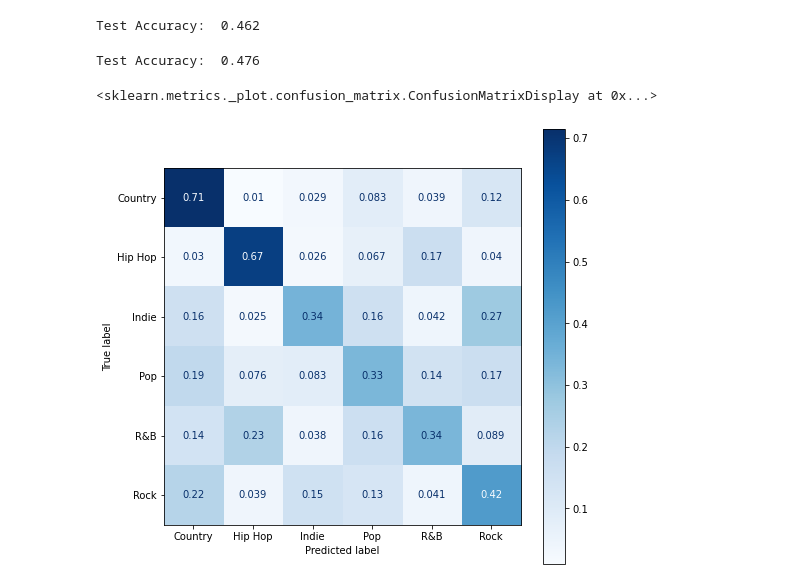
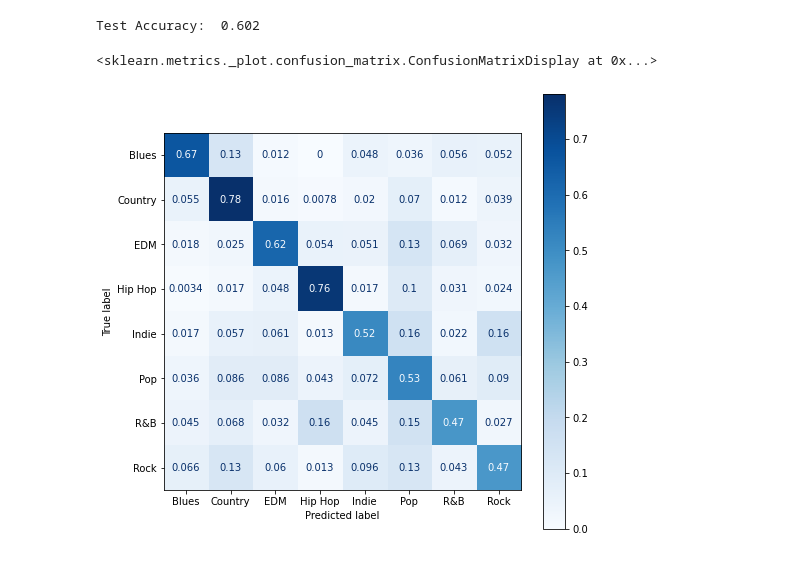
Before and after one commit to ece1786-2022/SongGenreClassifier, a Jupyter notebook: Bert.ipynb, the cells around one changed output. Cells and saved outputs as stored; diff of their text form; code cells hidden in the pictures.

Commit message:
bert and dataset analysis
code to analyze the dataset for final presentation and bert changes to reflect multi label correctness for predictions

```diff
--- a/Bert.ipynb
+++ b/Bert.ipynb
@@ -65,3 +61,5 @@ df_sampled.head()
+# %%
+df_sampled = df.groupby('primary_genre').sample(n=1750, random_state=200)
 # %%
 #instantiate the bert model and tokenizer
 # model_name = 'bert-base-uncased'
@@ -138,4 +148,4 @@ class SongGenreClassificationDataset(Dataset):
         return (x, y)
 # %%
-x_train, x_test, y_train, y_test = train_test_split(df_sampled['lyrics'], df_sampled['primary_genre'], test_size=0.3, random_state = 200)
+x_train, x_test, y_train, y_test = train_test_split(df_sampled['lyrics'], df_sampled[['primary_genre', 'secondary_genre']], test_size=0.3, random_state = 200)
 x_val, x_test, y_val, y_test = train_test_split(x_test, y_test, test_size=0.5, random_state = 200)
@@ -242,8 +267,8 @@ def train(model, train_data, train_labels, val_data, val_labels, learning_rate,
     return model, running_train_loss, running_train_acc, running_val_loss, running_val_acc
 # %%
 EPOCHS = 4
-model = BERTClassifier(embedding_size=768, num_classes=6, max_seq_len=128, model_name=model_name)
-LR = 1e-5
+model = BERTClassifier(embedding_size=768, num_classes=8, max_seq_len=256, model_name=model_name)
+LR = 5e-6
 
 # train_data, train_labels, val_data, val_labels
 model, running_train_loss, running_train_acc, running_val_loss, running_val_acc = train(model, x_train, y_train, x_val, y_val, LR, EPOCHS)
@@ -256,7 +286,7 @@ Epochs: 4 | Train Loss:  0.360             | Train Accuracy:  0.747
 # %%
 torch.save(model.state_dict(), "distil_bert_classifier.pt")
 # %%
-def evaluate(model, test_data, test_labels):
+def evaluate_multiple_correct(model, test_data, test_labels):
 
     test = SongGenreClassificationDataset(test_data, test_labels)
 
@@ -277,40 +307,57 @@ def evaluate(model, test_data, test_labels):
     total_acc_test = 0
     with torch.no_grad():
 
-        for test_input, test_label in test_dataloader:
+        for test_input, test_labels in test_dataloader:
 
-            test_label = test_label.to(device)
+            if len(test_labels) > 1:
+                test_label_primary = test_labels[0].to(device)
+                test_label_secondary = test_labels[1].to(device)
+
+            else:
+                test_label_primary = test_labels.to(device)
+
             mask = test_input['attention_mask'].to(device)
             input_id = test_input['input_ids'].squeeze(1).to(device)
 
             output = model(input_id, mask)
 
-            acc = (output.argmax(dim=1) == test_label).sum().item()
+            prediction_matches_primary = output.argmax(dim=1) == test_label_primary
+            prediction_matches_secondary = output.argmax(dim=1) == test_label_secondary
+
+            acc = torch.maximum(prediction_matches_primary, prediction_matches_secondary).sum().item()
             total_acc_test += acc
 
             # add original labels
-            true_labels += test_label.cpu().numpy().flatten().tolist()
-            # get predicitons to list
+            test_label_primary = test_label_primary.cpu().numpy().flatten().tolist()
+            test_label_secondary = test_label_secondary.cpu().numpy().flatten().tolist()
+            output_preds = output.argmax(dim=1).cpu().numpy().flatten().tolist()
+
+            for i in range(len(test_label_primary)):
+                if test_label_primary[i] == output_preds[i]:
+                    true_labels.append(test_label_primary[i])
+                elif test_label_secondary[i] == output_preds[i]:
+                    true_labels.append(test_label_secondary[i])
+                else:
+                    true_labels.append(test_label_primary[i])
+
+            # true_labels += test_label_secondary.cpu().numpy().flatten().tolist()
+            # get predictions to list
             predictions_labels += output.argmax(dim=1).cpu().numpy().flatten().tolist()
 
     print(f'Test Accuracy: {total_acc_test / len(test_data): .3f}')
     return true_labels, predictions_labels
-
-true_labels2, pred_labels2 = evaluate(model, x_test, y_test)
-# %% [output]
-Test Accuracy:  0.462
 # %%
 from sklearn.metrics import confusion_matrix
 from sklearn.metrics import ConfusionMatrixDisplay
 import matplotlib.pyplot as plt
 
-true_labels, pred_labels = evaluate(model, x_val, y_val)
+true_labels, pred_labels = evaluate_multiple_correct(model, x_val, y_val)
 fig, ax = plt.subplots(figsize=(8, 8))
 
 cm = confusion_matrix(y_true=true_labels, y_pred=pred_labels, labels=range(len(genre_labels)), normalize='true')
 disp = ConfusionMatrixDisplay(confusion_matrix=cm, display_labels=list(genre_labels.keys()))
 disp.plot(ax=ax, cmap='Blues')
 # %% [output]
-Test Accuracy:  0.476
+Test Accuracy:  0.602
 <sklearn.metrics._plot.confusion_matrix.ConfusionMatrixDisplay at 0x...>
-[figure, old version]
+[figure, new version]
```
Also changed, not shown: parts of 12 cells of this notebook, 1 other file.
